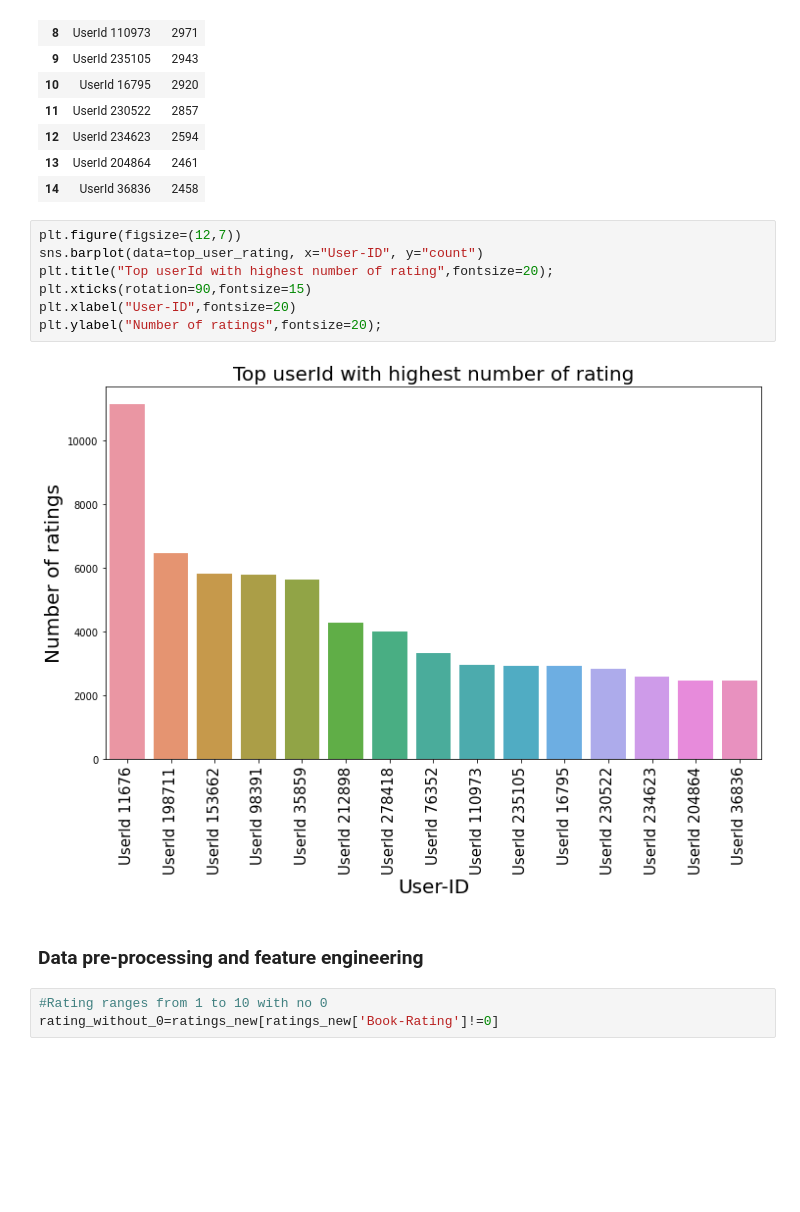
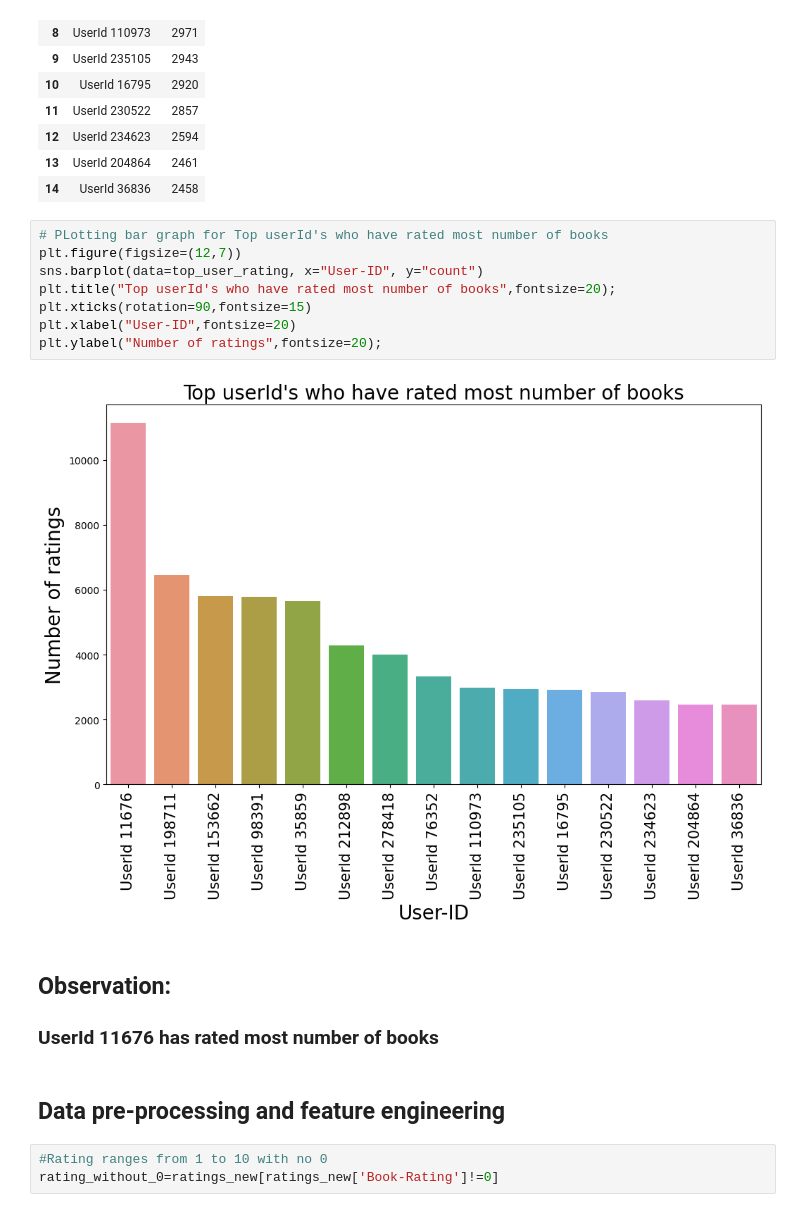
Before and after one commit to subodhsd/Book-Recommendation-System, a Jupyter notebook: Book_recomndation_system_final.ipynb, the cells around one changed output. Drawn from its saved outputs; the diff is of its cells as text; blank space fills up the shorter version.

```diff
--- a/Book_recomndation_system_final.ipynb
+++ b/Book_recomndation_system_final.ipynb
@@ -452,16 +527,20 @@ top_user_rating
 | 13 | UserId 204864 | 2461 |
 | 14 | UserId 36836 | 2458 |
 # %%
+# PLotting bar graph for Top userId's who have rated most number of books
 plt.figure(figsize=(12,7))
 sns.barplot(data=top_user_rating, x="User-ID", y="count")
-plt.title("Top userId with highest number of rating",fontsize=20);
+plt.title("Top userId's who have rated most number of books",fontsize=20);
 plt.xticks(rotation=90,fontsize=15)
 plt.xlabel("User-ID",fontsize=20)
 plt.ylabel("Number of ratings",fontsize=20);
 # %% [output]
-[figure, old version]
+[figure, new version]
+# %% [markdown]
+## **Observation:**
+### UserId 11676 has rated most number of books
 # %% [markdown]
-### Data pre-processing and feature engineering
+## Data pre-processing and feature engineering
 # %%
 #Rating ranges from 1 to 10 with no 0
 rating_without_0=ratings_new[ratings_new['Book-Rating']!=0]
```
Also changed, not shown: parts of 134 cells of this notebook.
